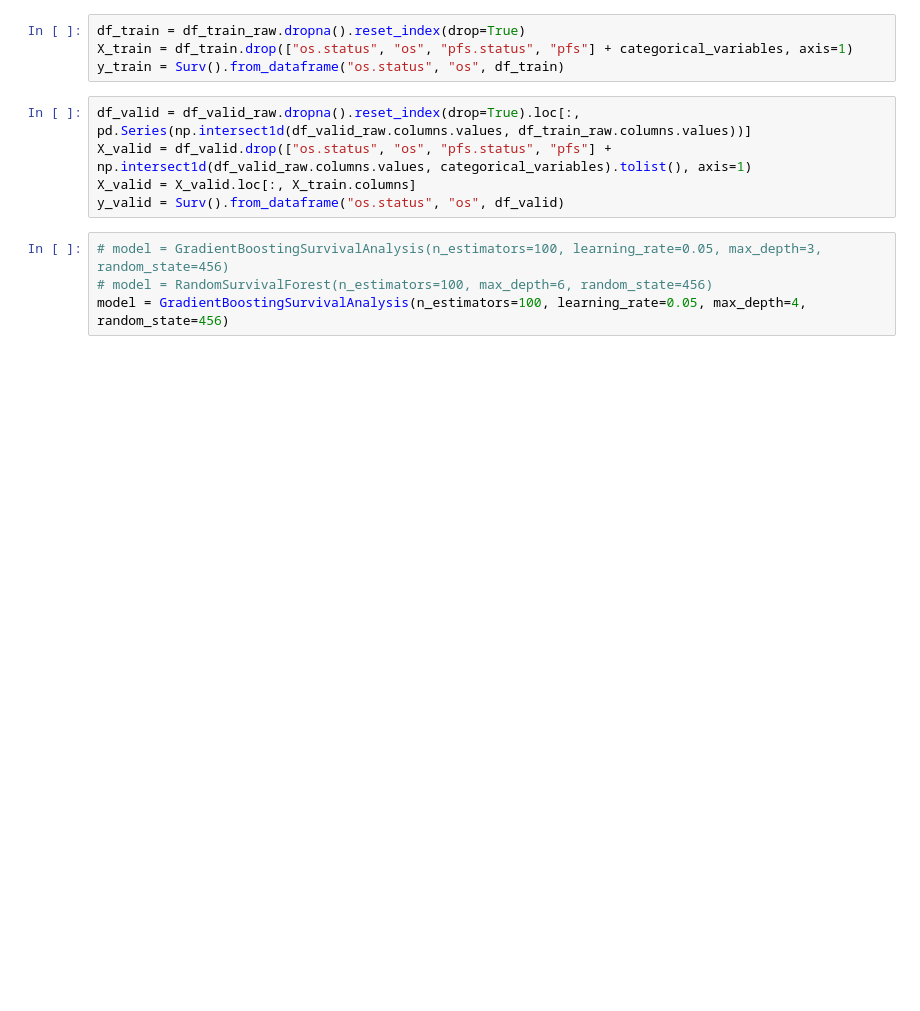
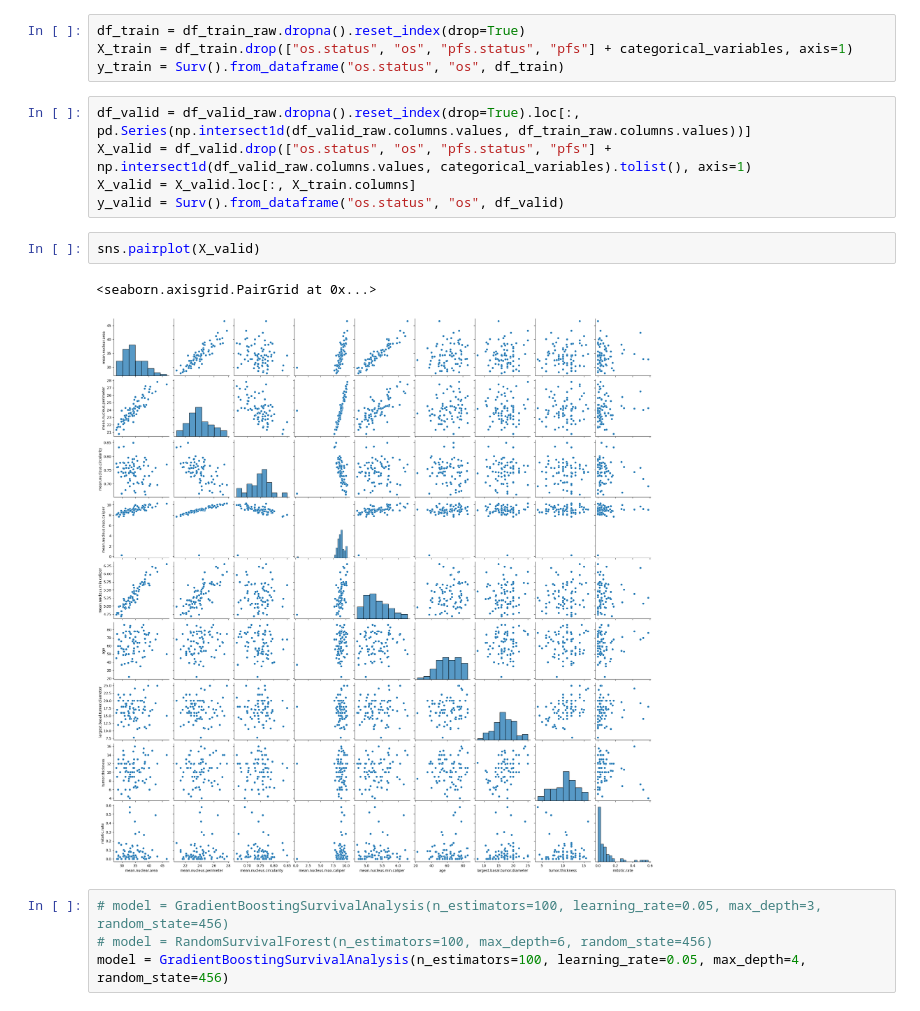
Before and after one commit to sophhan/survshapiq, a Jupyter notebook: experiments/explain_uvealmelanoma.ipynb, the cells around one changed output. Saved outputs shown, nothing was run; the diff lists cells and outputs as text; blank space fills up the shorter version.

```diff
--- a/experiments/explain_uvealmelanoma.ipynb
+++ b/experiments/explain_uvealmelanoma.ipynb
@@ -57,6 +57,11 @@ df_valid = df_valid_raw.dropna().reset_index(drop=True).loc[:, pd.Series(np.inte
 X_valid = df_valid.drop(["os.status", "os", "pfs.status", "pfs"] + np.intersect1d(df_valid_raw.columns.values, categorical_variables).tolist(), axis=1)
 X_valid = X_valid.loc[:, X_train.columns]
 y_valid = Surv().from_dataframe("os.status", "os", df_valid)
+# %%
+sns.pairplot(X_valid)
+# %% [output]
+<seaborn.axisgrid.PairGrid at 0x...>
+[figure, added]
 # %%
 # model = GradientBoostingSurvivalAnalysis(n_estimators=100, learning_rate=0.05, max_depth=3, random_state=456)
 # model = RandomSurvivalForest(n_estimators=100, max_depth=6, random_state=456)
```
Also changed, not shown: parts of 5 cells of this notebook, 22 other files.
